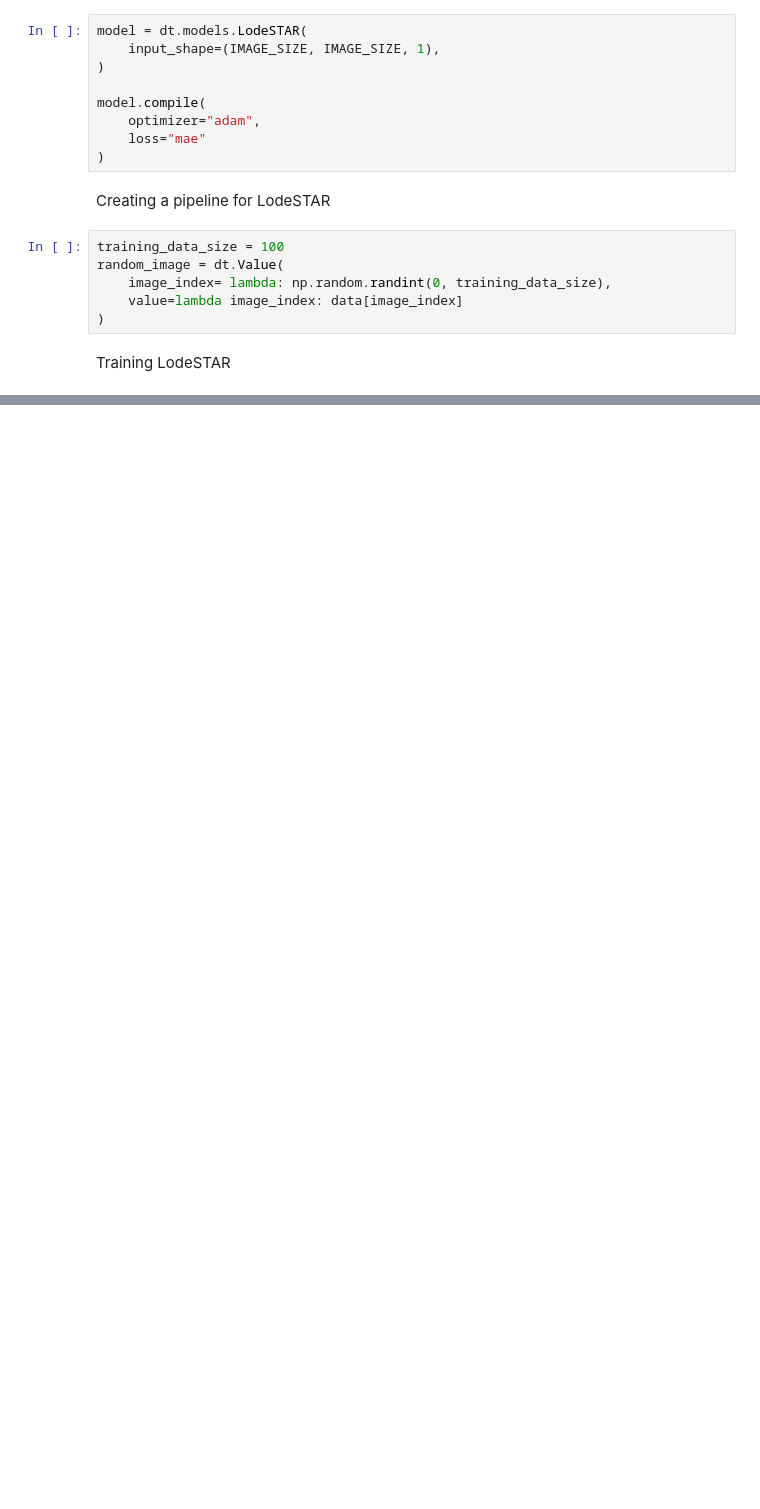
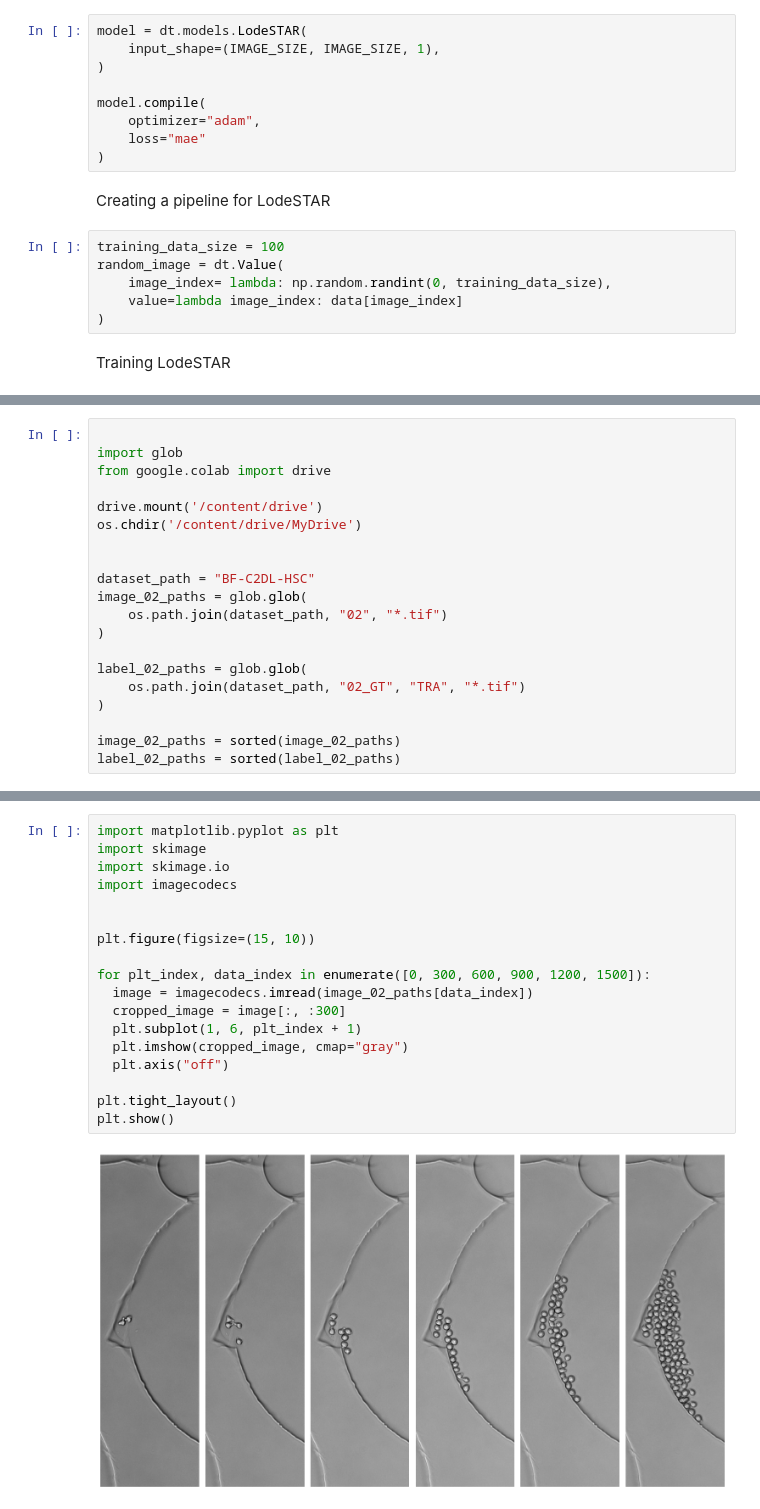
Before and after one commit to Penelopeeirini/Master-Thesis, a Jupyter notebook: Deeptrack2.ipynb, the cells around one changed output, grey strips where cells are left out. Cells and saved outputs as stored; diff of their text form; blank space fills up the shorter version.

```diff
--- a/Deeptrack2.ipynb
+++ b/Deeptrack2.ipynb
@@ -264,0 +400,20 @@ gt = ground_truth[training_data_size:] - IMAGE_SIZE / 2
+# %%
+
+import glob
+from google.colab import drive
+
+drive.mount('/content/drive')
+os.chdir('/content/drive/MyDrive')
+
+
+dataset_path = "BF-C2DL-HSC"
+image_02_paths = glob.glob(
+    os.path.join(dataset_path, "02", "*.tif")
+)
+
+label_02_paths = glob.glob(
+    os.path.join(dataset_path, "02_GT", "TRA", "*.tif")
+)
+
+image_02_paths = sorted(image_02_paths)
+label_02_paths = sorted(label_02_paths)
@@ -264,0 +428,20 @@ gt = ground_truth[training_data_size:] - IMAGE_SIZE / 2
+# %%
+import matplotlib.pyplot as plt
+import skimage
+import skimage.io
+import imagecodecs
+
+
+plt.figure(figsize=(15, 10))
+
+for plt_index, data_index in enumerate([0, 300, 600, 900, 1200, 1500]):
+  image = imagecodecs.imread(image_02_paths[data_index])
+  cropped_image = image[:, :300]
+  plt.subplot(1, 6, plt_index + 1)
+  plt.imshow(cropped_image, cmap="gray")
+  plt.axis("off")
+
+plt.tight_layout()
+plt.show()
+# %% [output]
+[figure, added]
```
Also changed, not shown: parts of 47 cells of this notebook.
